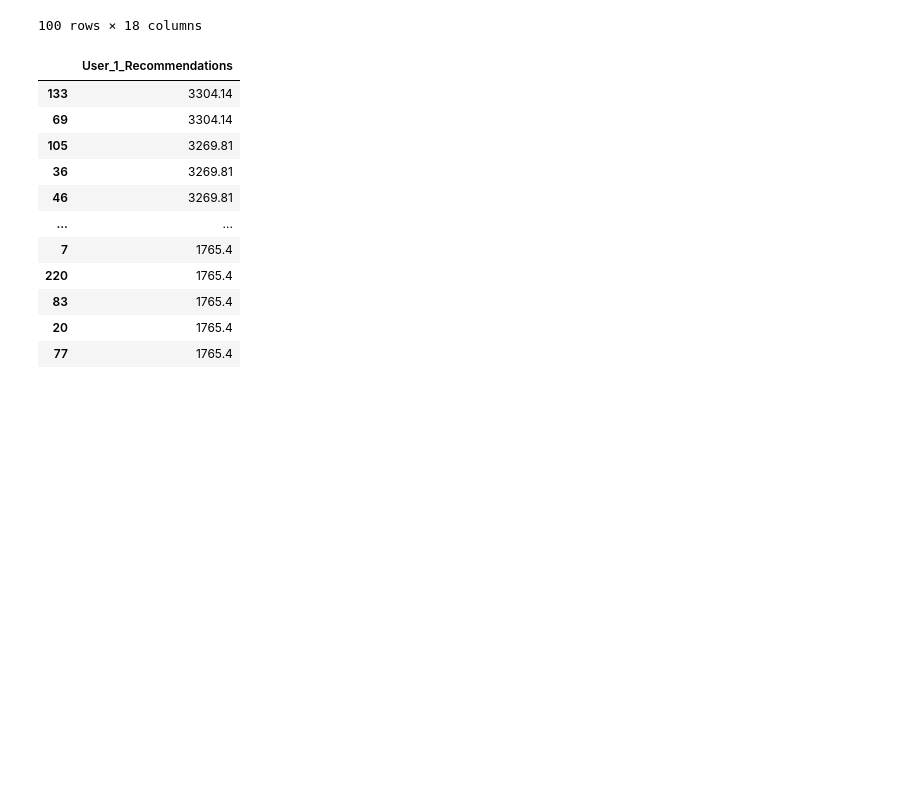
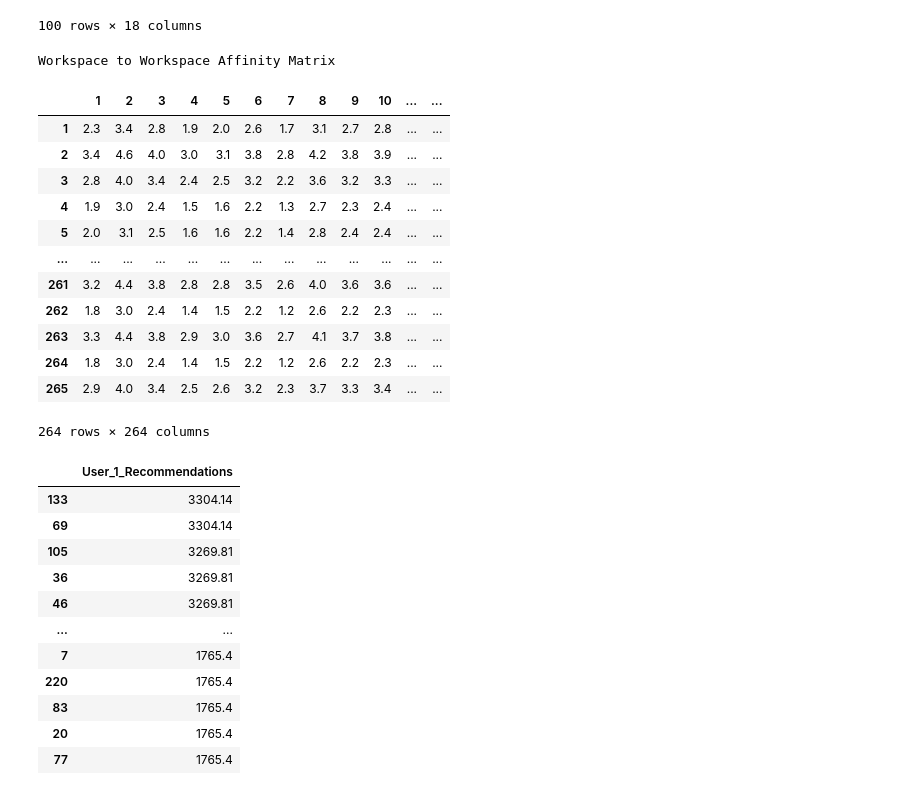
Before and after one commit to Workspace-Recommendation-Engine/reco_eng, a Jupyter notebook: SAR_v1.ipynb, the cells around one changed output. Saved outputs shown, nothing was run; the diff lists cells and outputs as text; code cells hidden in the pictures; blank space fills up the shorter version.

```diff
--- a/SAR_v1.ipynb
+++ b/SAR_v1.ipynb
@@ -92,27 +92,45 @@ category_averages_df
 # %%
 # Get list if Workspace Ids
 workspace_ids = [i for i in weighted_clean_df["Workspace_Id"]]
 
 # Create dataframe for workspace to workspace affinity matrix
 # with indices and columns equal to the workspace Ids
 workspace_workspace_df = pd.DataFrame(index=workspace_ids, columns = workspace_ids)
 
 # Fill workspace to workspace affinity matrix
 # Loop through each row index for outer loop (current workspace at hand at row index i)
 for i in workspace_workspace_df.index:
     # Get user rating for current workspace i
     current_workspace_rating = np.array(weighted_clean_df[weighted_clean_df["Workspace_Id"]==int(i)]["User_1"])[0]
 
     # Loop again through each row index for inner loop (workspace to compare at column index j)
     for j in workspace_workspace_df.index:
         # Get user rating for current workspace j
         workspace_to_compare_rating = np.array(weighted_clean_df[weighted_clean_df["Workspace_Id"]==int(j)]["User_1"])[0]
 
         # get average rating between current workspace at row index i and workspace to compare at column j
         average_rating = np.mean([current_workspace_rating, workspace_to_compare_rating]).round(1)
 
         # fill workspace[i, j] with average rating
         workspace_workspace_df.loc[i, j] = average_rating
+
+print("\nWorkspace to Workspace Affinity Matrix\n")
+workspace_workspace_df
+# %% [output]
+Workspace to Workspace Affinity Matrix
+|  | 1 | 2 | 3 | 4 | 5 | 6 | 7 | 8 | 9 | 10 | ... | ... |
+| 1 | 2.3 | 3.4 | 2.8 | 1.9 | 2.0 | 2.6 | 1.7 | 3.1 | 2.7 | 2.8 | ... | ... |
+| 2 | 3.4 | 4.6 | 4.0 | 3.0 | 3.1 | 3.8 | 2.8 | 4.2 | 3.8 | 3.9 | ... | ... |
+| 3 | 2.8 | 4.0 | 3.4 | 2.4 | 2.5 | 3.2 | 2.2 | 3.6 | 3.2 | 3.3 | ... | ... |
+| 4 | 1.9 | 3.0 | 2.4 | 1.5 | 1.6 | 2.2 | 1.3 | 2.7 | 2.3 | 2.4 | ... | ... |
+| 5 | 2.0 | 3.1 | 2.5 | 1.6 | 1.6 | 2.2 | 1.4 | 2.8 | 2.4 | 2.4 | ... | ... |
+| ... | ... | ... | ... | ... | ... | ... | ... | ... | ... | ... | ... | ... |
+| 261 | 3.2 | 4.4 | 3.8 | 2.8 | 2.8 | 3.5 | 2.6 | 4.0 | 3.6 | 3.6 | ... | ... |
+| 262 | 1.8 | 3.0 | 2.4 | 1.4 | 1.5 | 2.2 | 1.2 | 2.6 | 2.2 | 2.3 | ... | ... |
+| 263 | 3.3 | 4.4 | 3.8 | 2.9 | 3.0 | 3.6 | 2.7 | 4.1 | 3.7 | 3.8 | ... | ... |
+| 264 | 1.8 | 3.0 | 2.4 | 1.4 | 1.5 | 2.2 | 1.2 | 2.6 | 2.2 | 2.3 | ... | ... |
+| 265 | 2.9 | 4.0 | 3.4 | 2.5 | 2.6 | 3.2 | 2.3 | 3.7 | 3.3 | 3.4 | ... | ... |
+264 rows × 264 columns
 # %%
 # Recommendation scores are obtained by multiplying the workspace-to-workspace affinity matrix
 # by the User_1 affinity vector
```
